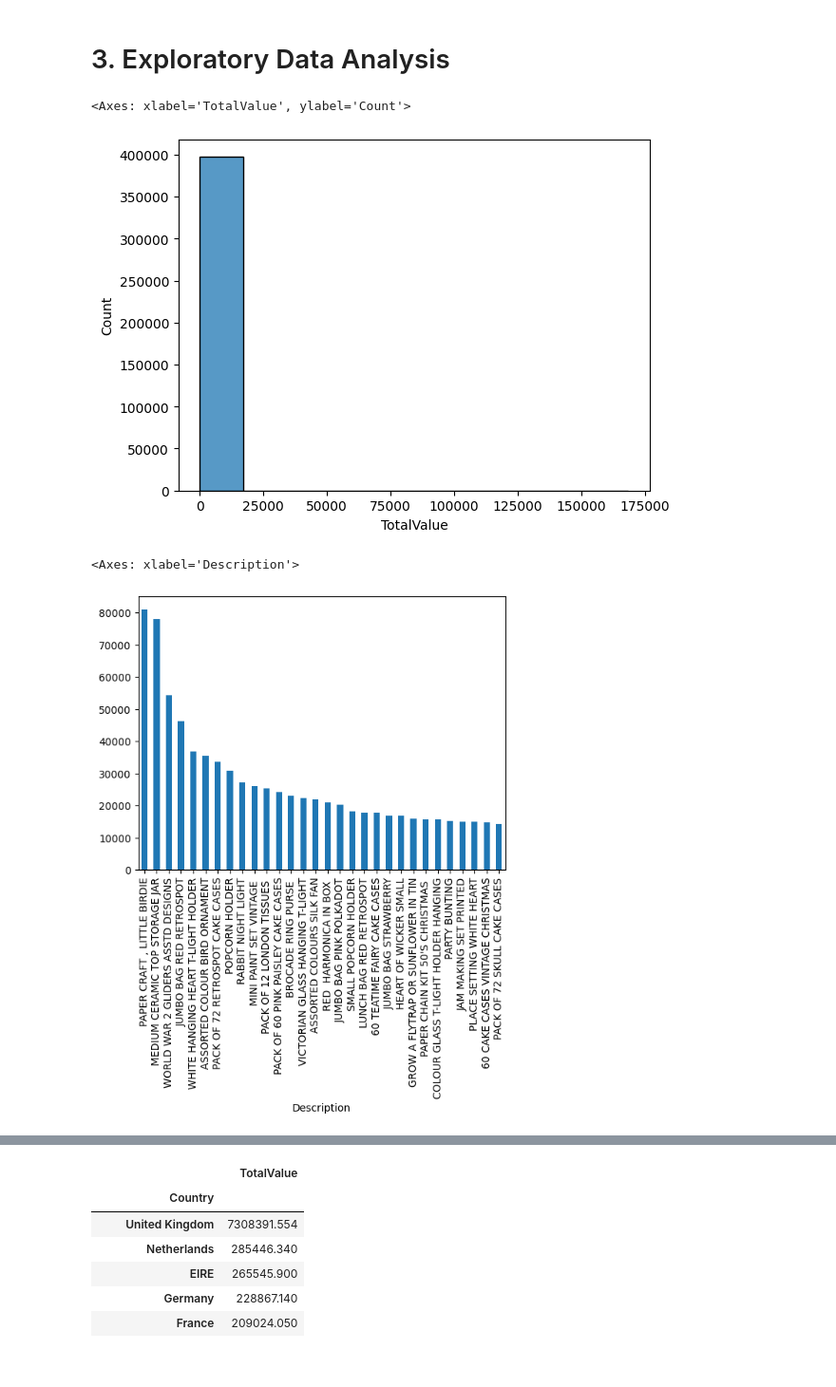
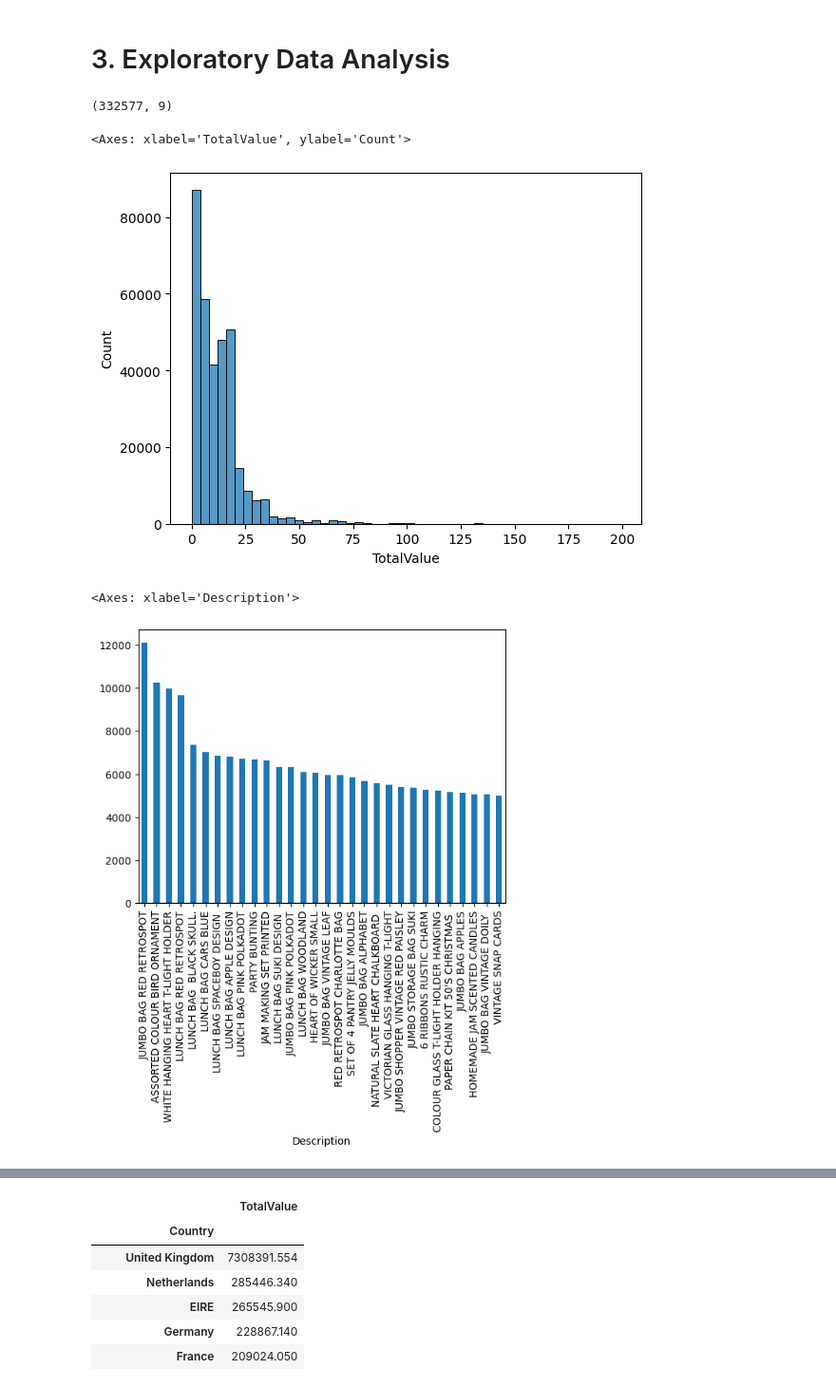
Before and after one commit to Jashan-jj/RFM-model-based-customer-segmentation, a Jupyter notebook: notebook/Customer_segmentation.ipynb, the cells around one changed output, grey strips where cells are left out. Shown at 95% size. Cells and saved outputs as stored; diff of their text form; code cells hidden in the pictures.

```diff
--- a/notebook/Customer_segmentation.ipynb
+++ b/notebook/Customer_segmentation.ipynb
@@ -393,15 +393,19 @@ df7.describe()
 | std | 13165.169558 | 4.618117 | NaN | 2.203642 | 1703.806717 | 12.194086 |
 # %% [markdown]
 # 3. Exploratory Data Analysis
+# %%
+df7.shape
+# %% [output]
+(332577, 9)
 # %%
-sns.histplot(df5['TotalValue'], bins=10)
+sns.histplot(df7['TotalValue'], bins=50)
 # %% [output]
 <Axes: xlabel='TotalValue', ylabel='Count'>
-[figure, old version]
+[figure, new version]
 # %%
-top_products= df5.groupby('Description')['Quantity'].sum().sort_values(ascending= False).head(30)
+top_products= df7.groupby('Description')['Quantity'].sum().sort_values(ascending= False).head(30)
 top_products.plot(kind= 'bar')
 # %% [output]
 <Axes: xlabel='Description'>
-[figure, old version]
+[figure, new version]
 # %%
```
Also changed, not shown: parts of 13 cells of this notebook.
